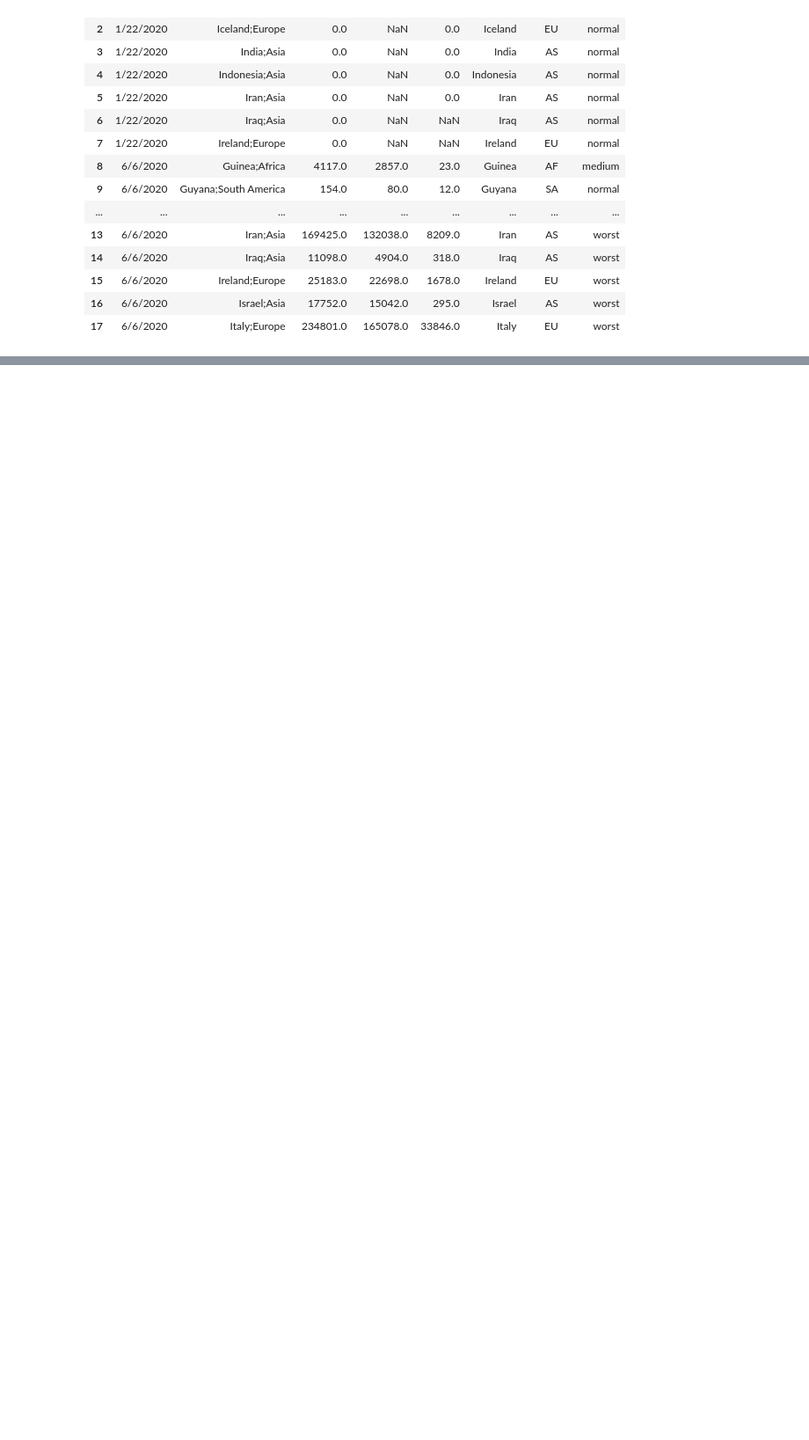
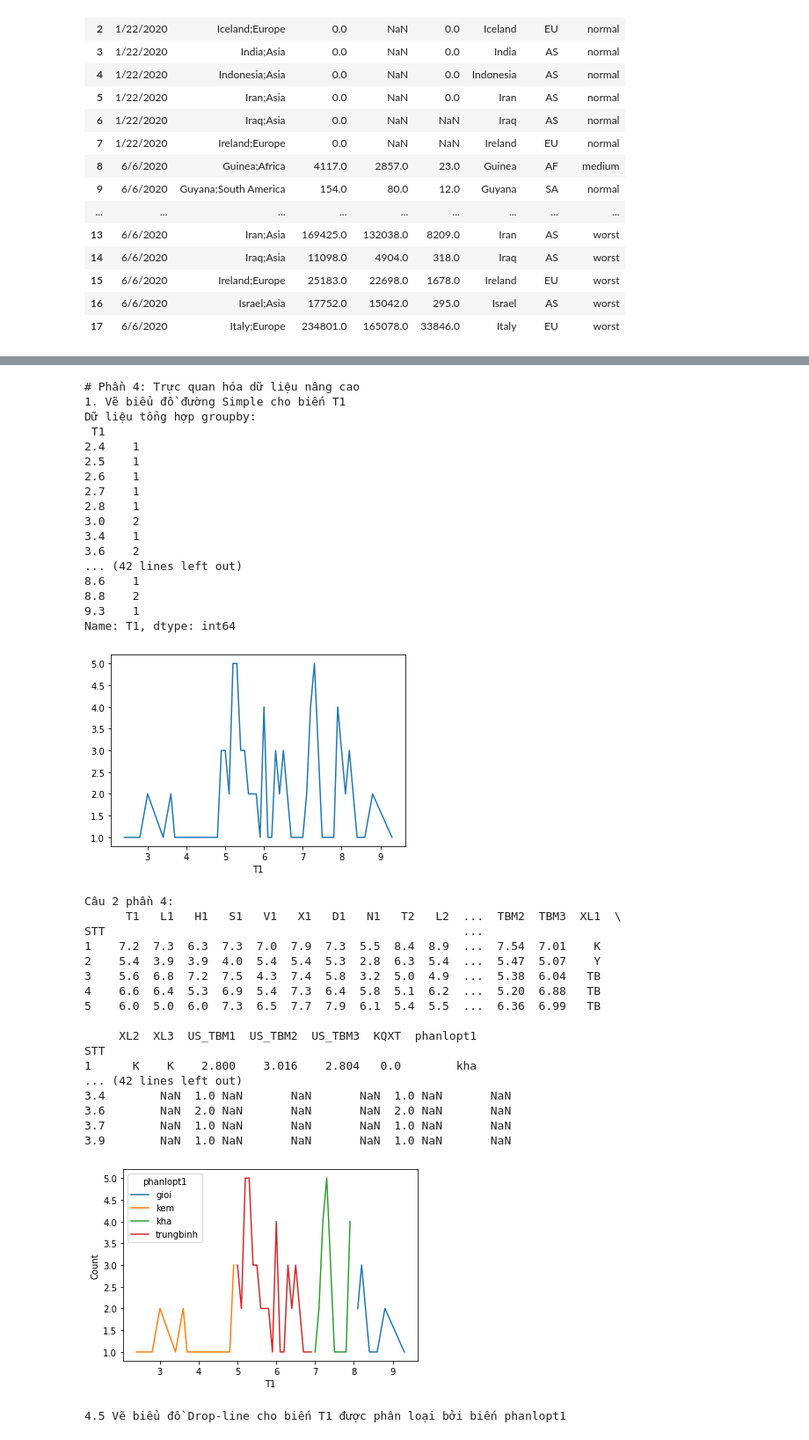
Before and after one commit to Kiet2k2/lab03, a Jupyter notebook: lab02.ipynb, the cells around one changed output, grey strips where cells are left out. Shown at 88% size. Saved outputs shown, nothing was run; the diff lists cells and outputs as text; code cells hidden in the pictures; blank space fills up the shorter version.

```diff
--- a/lab02.ipynb
+++ b/lab02.ipynb
@@ -247,0 +483,74 @@ res
+# %%
+print("# Phần 4: Trực quan hóa dữ liệu nâng cao")
+print("1. Vẽ biểu đồ đường Simple cho biến T1")
+print("Dữ liệu tổng hợp groupby:\n",dftuyensinh.groupby('T1')['T1'].count())
+dftuyensinh.groupby('T1')['T1'].count().plot()# Thay vì dùng .bar, .pie... thì chỉ dùng plot là đường simple
+plt.show()
+print("Câu 2 phần 4:")
+##2. Hãy tạo biến phân loại (phanlopt1) cho môn toán (T1) như sau:
+##
+##a. Từ 0 đến dưới 5 = kém (ký hiệu "k")
+##
+##b. Từ 5 đến dưới 7 = trung bình (ký hiệu "tb")
+##
+##c. Từ 7 đến dưới 8 = khá (ký hiệu "k")
+##
+##d. Từ 8 trở lên = giỏi (ký hiệu "g")
+##
+dftuyensinh.loc[(dftuyensinh['T1'] < 5), 'phanlopt1'] = 'kem'
+dftuyensinh.loc[(dftuyensinh['T1'] >=5) & (dftuyensinh['T1'] <7), 'phanlopt1'] = 'trungbinh'
+dftuyensinh.loc[(dftuyensinh['T1'] >=7) & (dftuyensinh['T1'] <8), 'phanlopt1'] = 'kha'
+dftuyensinh.loc[(dftuyensinh['T1'] >= 8), 'phanlopt1'] = 'gioi'
+print(dftuyensinh.head(5))
+print("3. Vẽ biểu đồ đường Multiple Line cho biến T1 được phân loại bởi biến phanlopt1")
+print("Lập bảng tần số, tần suất")
+print(dftuyensinh["phanlopt1"].isnull())
+#gt = dftuyensinh.groupby(by='GT')['GT'].agg('count')
+dfphanlopt1 = dftuyensinh.groupby(['T1', 'phanlopt1'])[['T1', 'phanlopt1']].count()
+print(dfphanlopt1.head(10))
+#lưu ý phải unstack 1 biến để vẽ 1 biến theo trục hoành và 1 biến theo trục tung
+unstackphanlopt1 = dfphanlopt1.unstack()
+print(unstackphanlopt1.head(10))
+unstackphanlopt1['phanlopt1'].plot(ylabel='Count')
+plt.show()
+print("4.5 Vẽ biểu đồ Drop-line cho biến T1 được phân loại bởi biến phanlopt1")
+unstackphanlopt1['phanlopt1'].plot.bar()
+plt.show()
+# %% [output]
+# Phần 4: Trực quan hóa dữ liệu nâng cao
+1. Vẽ biểu đồ đường Simple cho biến T1
+Dữ liệu tổng hợp groupby:
+ T1
+2.4    1
+2.5    1
+2.6    1
+2.7    1
+2.8    1
+3.0    2
+3.4    1
+3.6    2
+... (42 lines left out)
+8.6    1
+8.8    2
+9.3    1
+Name: T1, dtype: int64
+[figure, added]
+Câu 2 phần 4:
+      T1   L1   H1   S1   V1   X1   D1   N1   T2   L2  ...  TBM2  TBM3  XL1  \
+STT                                                    ...
+1    7.2  7.3  6.3  7.3  7.0  7.9  7.3  5.5  8.4  8.9  ...  7.54  7.01    K
+2    5.4  3.9  3.9  4.0  5.4  5.4  5.3  2.8  6.3  5.4  ...  5.47  5.07    Y
+3    5.6  6.8  7.2  7.5  4.3  7.4  5.8  3.2  5.0  4.9  ...  5.38  6.04   TB
+4    6.6  6.4  5.3  6.9  5.4  7.3  6.4  5.8  5.1  6.2  ...  5.20  6.88   TB
+5    6.0  5.0  6.0  7.3  6.5  7.7  7.9  6.1  5.4  5.5  ...  6.36  6.99   TB
+
+     XL2  XL3  US_TBM1  US_TBM2  US_TBM3  KQXT  phanlopt1
+STT
+1      K    K    2.800    3.016    2.804   0.0        kha
+... (42 lines left out)
+3.4        NaN  1.0 NaN       NaN       NaN  1.0 NaN       NaN
+3.6        NaN  2.0 NaN       NaN       NaN  2.0 NaN       NaN
+3.7        NaN  1.0 NaN       NaN       NaN  1.0 NaN       NaN
+3.9        NaN  1.0 NaN       NaN       NaN  1.0 NaN       NaN
+[figure, added]
+4.5 Vẽ biểu đồ Drop-line cho biến T1 được phân loại bởi biến phanlopt1
```
Also changed, not shown: parts of 8 cells of this notebook.
